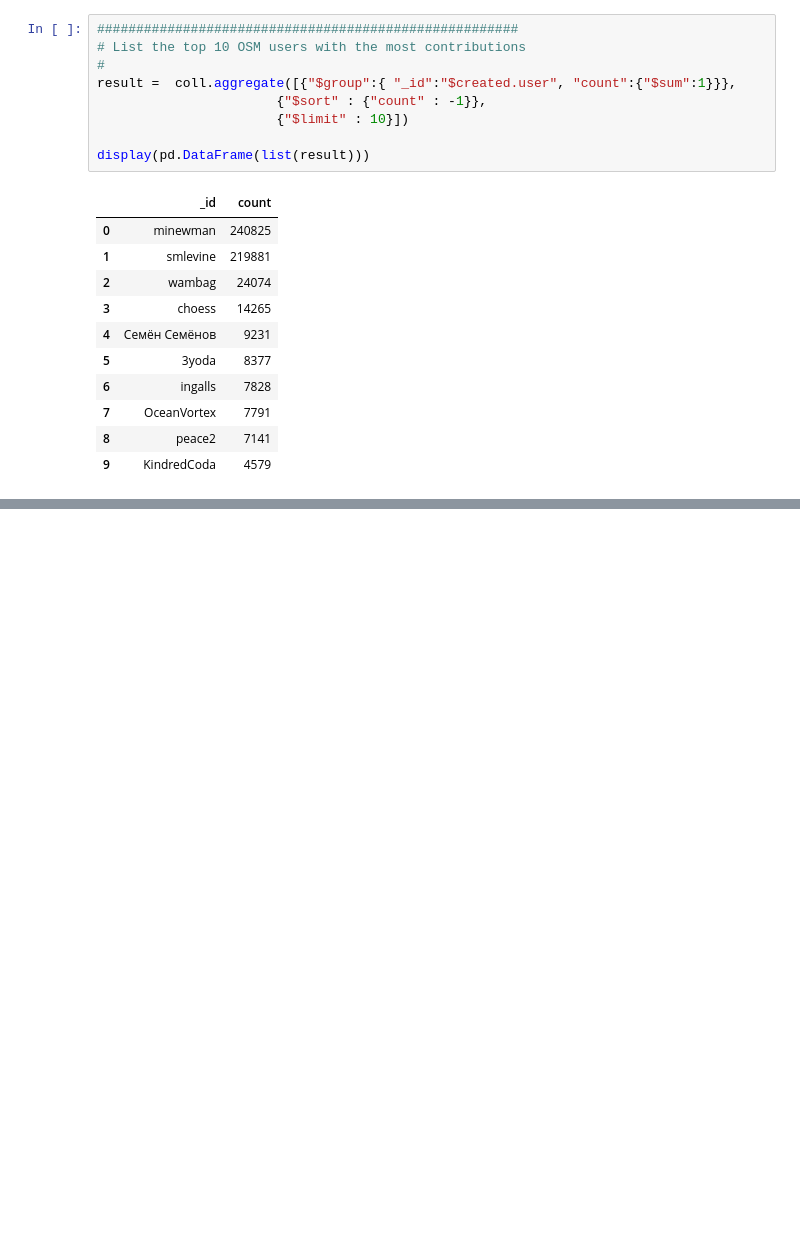
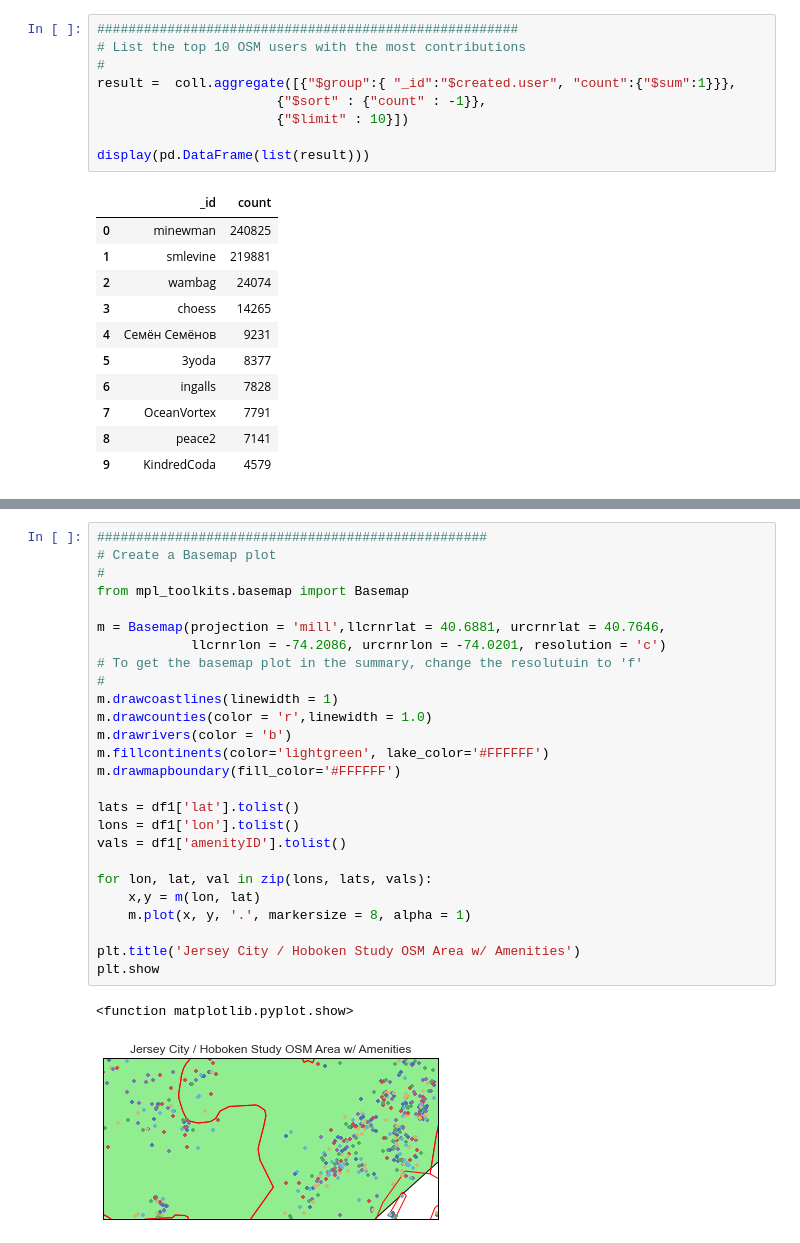
Before and after one commit to richl1/DAND_P3, a Jupyter notebook: CaseStudyOSM.ipynb, the cells around one changed output, grey strips where cells are left out. Saved outputs shown, nothing was run; the diff lists cells and outputs as text; blank space fills up the shorter version.

```diff
--- a/CaseStudyOSM.ipynb
+++ b/CaseStudyOSM.ipynb
@@ -586,0 +859,29 @@ display(pd.DataFrame(list(result)))
+# %%
+##################################################
+# Create a Basemap plot
+#
+from mpl_toolkits.basemap import Basemap
+
+m = Basemap(projection = 'mill',llcrnrlat = 40.6881, urcrnrlat = 40.7646,
+            llcrnrlon = -74.2086, urcrnrlon = -74.0201, resolution = 'c')
+# To get the basemap plot in the summary, change the resolutuin to 'f'
+#
+m.drawcoastlines(linewidth = 1)
+m.drawcounties(color = 'r',linewidth = 1.0)
+m.drawrivers(color = 'b')
+m.fillcontinents(color='lightgreen', lake_color='#FFFFFF')
+m.drawmapboundary(fill_color='#FFFFFF')
+
+lats = df1['lat'].tolist()
+lons = df1['lon'].tolist()
+vals = df1['amenityID'].tolist()
+
+for lon, lat, val in zip(lons, lats, vals):
+    x,y = m(lon, lat)
+    m.plot(x, y, '.', markersize = 8, alpha = 1)
+
+plt.title('Jersey City / Hoboken Study OSM Area w/ Amenities')
+plt.show
+# %% [output]
+<function matplotlib.pyplot.show>
+[figure, added]
```
Also changed, not shown: parts of 21 cells of this notebook, 2 other files.
